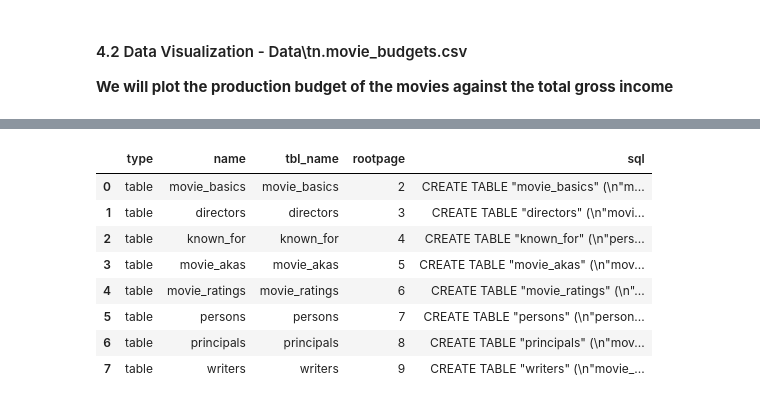
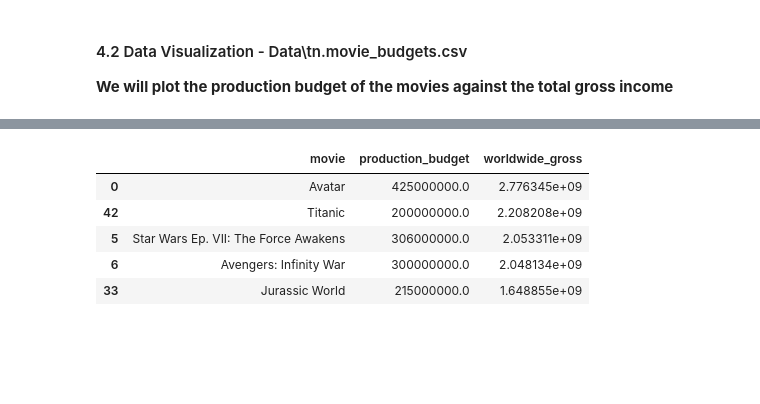
Before and after one commit to EdwinMbuthia/Project1, a Jupyter notebook: index.ipynb, the cells around one changed output, grey strips where cells are left out. Drawn from its saved outputs; the diff is of its cells as text; code cells hidden in the pictures; blank space fills up the shorter version.

Commit message:
Sorted budgets dataframe by worldwide gross

```diff
--- a/index.ipynb
+++ b/index.ipynb
@@ -422,14 +397,12 @@ conn = sqlite3.connect(db_path)
-# %%
-query =  "SELECT* FROM sqlite_master WHERE type='table';"
-imdb_df = pd.read_sql(query, conn)
-imdb_df
-# %% [output]
-|  | type | name | tbl_name | rootpage | sql |
-| 0 | table | movie_basics | movie_basics | 2 | CREATE TABLE "movie_basics" (\n"m... |
-| 1 | table | directors | directors | 3 | CREATE TABLE "directors" (\n"movi... |
-| 2 | table | known_for | known_for | 4 | CREATE TABLE "known_for" (\n"pers... |
-| 3 | table | movie_akas | movie_akas | 5 | CREATE TABLE "movie_akas" (\n"mov... |
-| 4 | table | movie_ratings | movie_ratings | 6 | CREATE TABLE "movie_ratings" (\n"... |
-| 5 | table | persons | persons | 7 | CREATE TABLE "persons" (\n"person... |
-| 6 | table | principals | principals | 8 | CREATE TABLE "principals" (\n"mov... |
-| 7 | table | writers | writers | 9 | CREATE TABLE "writers" (\n"movie_... |
+# %%
+budgets_df = budgets[['movie', 'production_budget', 'worldwide_gross']]
+# %%
+top_5_movies = budgets_df.sort_values(by='worldwide_gross', ascending=False).head()
+top_5_movies
+# %% [output]
+|  | movie | production_budget | worldwide_gross |
+| 0 | Avatar | 425000000.0 | 2.776345e+09 |
+| 42 | Titanic | 200000000.0 | 2.208208e+09 |
+| 5 | Star Wars Ep. VII: The Force Awakens | 306000000.0 | 2.053311e+09 |
+| 6 | Avengers: Infinity War | 300000000.0 | 2.048134e+09 |
+| 33 | Jurassic World | 215000000.0 | 1.648855e+09 |
```
Also changed, not shown: parts of 3 cells of this notebook.
